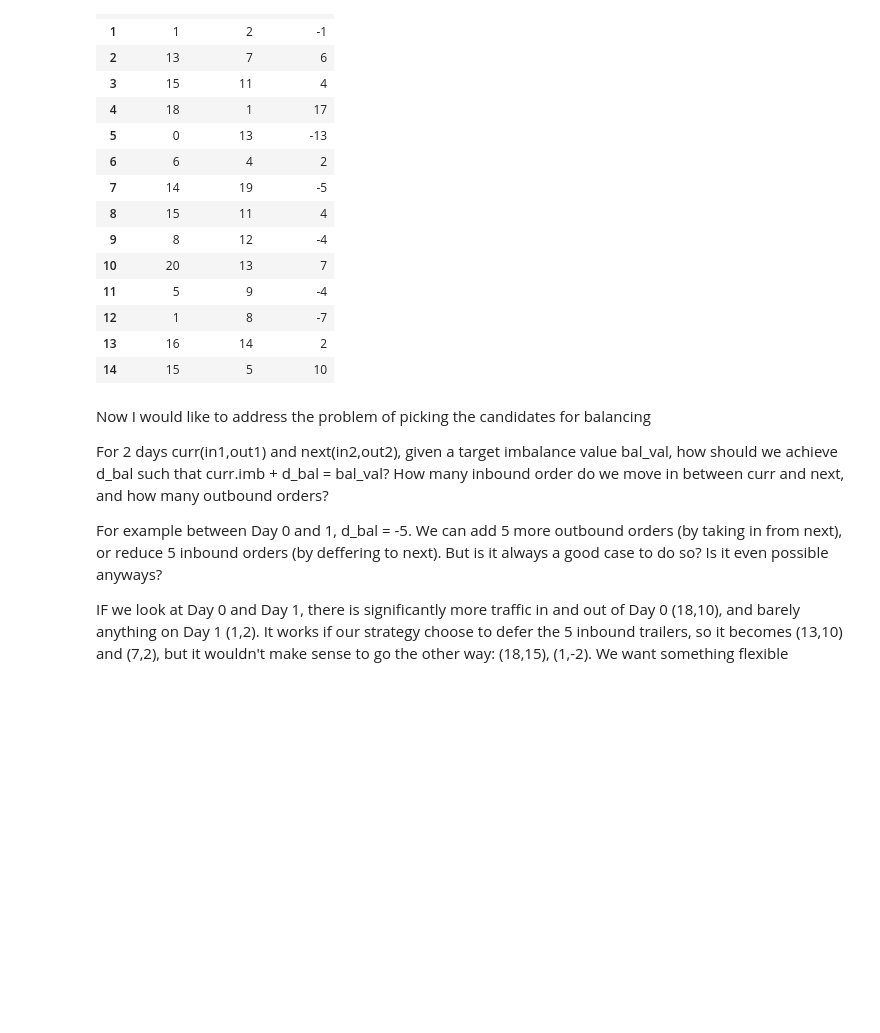
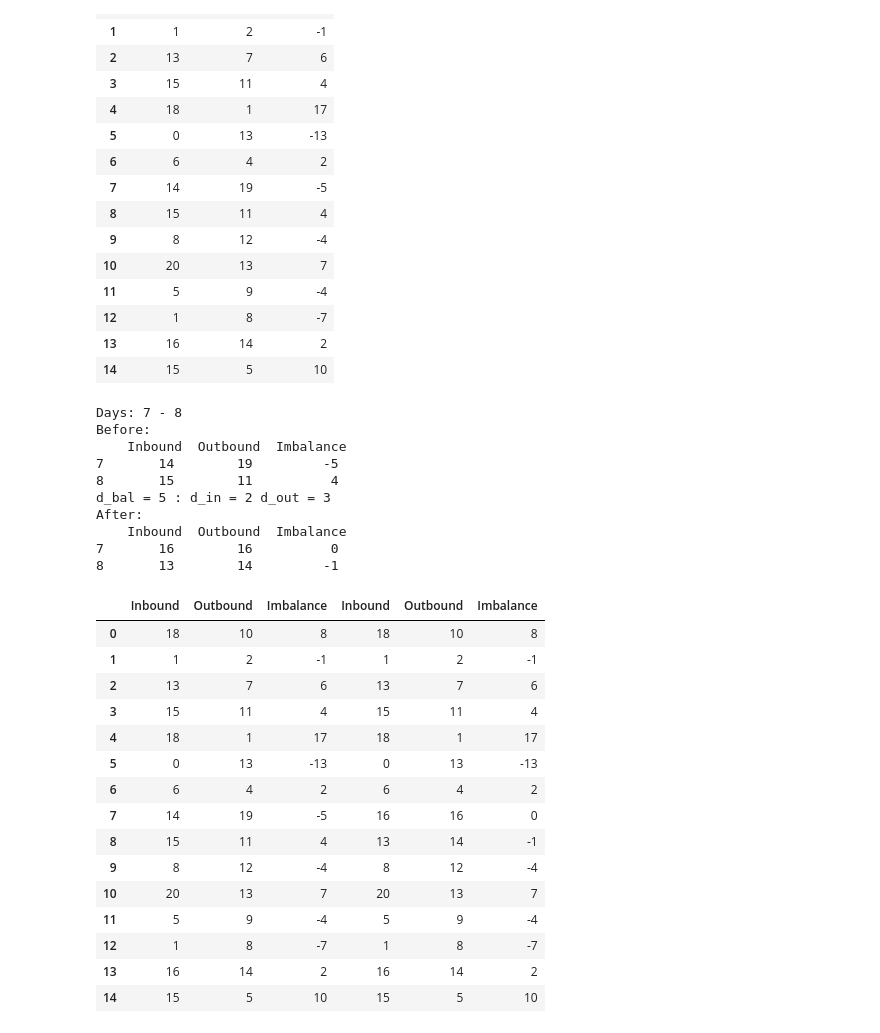
Before and after one commit to tranndt/ml-usra2021-NexusDataChallengeBison, a Jupyter notebook: [05-2021] Nexus Data Challenge/Algorithm.ipynb, the cells around one changed output. Cells and saved outputs as stored; diff of their text form; code cells hidden in the pictures; blank space fills up the shorter version.

```diff
--- a/[05-2021] Nexus Data Challenge/Algorithm.ipynb
+++ b/[05-2021] Nexus Data Challenge/Algorithm.ipynb
@@ -1017,16 +1226,36 @@ df
 | 12 | 1 | 8 | -7 |
 | 13 | 16 | 14 | 2 |
 | 14 | 15 | 5 | 10 |
-# %% [markdown]
-Now I would like to address the problem of picking the candidates for balancing
-
-For 2 days curr(in1,out1) and next(in2,out2), given a target imbalance value bal_val, how should we achieve d_bal such that  curr.imb + d_bal = bal_val? How many inbound order do we move in between curr and next, and how many outbound orders?
-
-For example between Day 0 and 1, d_bal = -5. We can add 5 more outbound orders (by taking in from next), or reduce 5 inbound orders (by deffering to next). But is it always a good case to do so? Is it even possible anyways?
-
-IF we look at Day 0 and Day 1, there is significantly more traffic in and out of Day 0 (18,10), and barely anything on Day 1 (1,2). It works if our strategy choose to defer the 5 inbound trailers, so it becomes (13,10) and (7,2), but it wouldn't make sense to go the other way: (18,15), (1,-2). We want something flexible
 # %%
 # balance_demo(df,0,1,verbose=True)
-# balance_demo(df,4,5,verbose=True)
+df1 = balance_demo(df,7,8,verbose=True)
 # balance_demo(df,9,10,verbose=True)
 # balance_demo(df,12,13,verbose=True)
+pd.concat([df,df1],axis=1)
+# %% [output]
+Days: 7 - 8
+Before:
+    Inbound  Outbound  Imbalance
+7       14        19         -5
+8       15        11          4
+d_bal = 5 : d_in = 2 d_out = 3
+After:
+    Inbound  Outbound  Imbalance
+7       16        16          0
+8       13        14         -1
+|  | Inbound | Outbound | Imbalance | Inbound | Outbound | Imbalance |
+| 0 | 18 | 10 | 8 | 18 | 10 | 8 |
+| 1 | 1 | 2 | -1 | 1 | 2 | -1 |
+| 2 | 13 | 7 | 6 | 13 | 7 | 6 |
+| 3 | 15 | 11 | 4 | 15 | 11 | 4 |
+| 4 | 18 | 1 | 17 | 18 | 1 | 17 |
+| 5 | 0 | 13 | -13 | 0 | 13 | -13 |
+| 6 | 6 | 4 | 2 | 6 | 4 | 2 |
+| 7 | 14 | 19 | -5 | 16 | 16 | 0 |
+| 8 | 15 | 11 | 4 | 13 | 14 | -1 |
+| 9 | 8 | 12 | -4 | 8 | 12 | -4 |
+| 10 | 20 | 13 | 7 | 20 | 13 | 7 |
+| 11 | 5 | 9 | -4 | 5 | 9 | -4 |
+| 12 | 1 | 8 | -7 | 1 | 8 | -7 |
+| 13 | 16 | 14 | 2 | 16 | 14 | 2 |
+| 14 | 15 | 5 | 10 | 15 | 5 | 10 |
```
Also changed, not shown: parts of 29 cells of this notebook.
